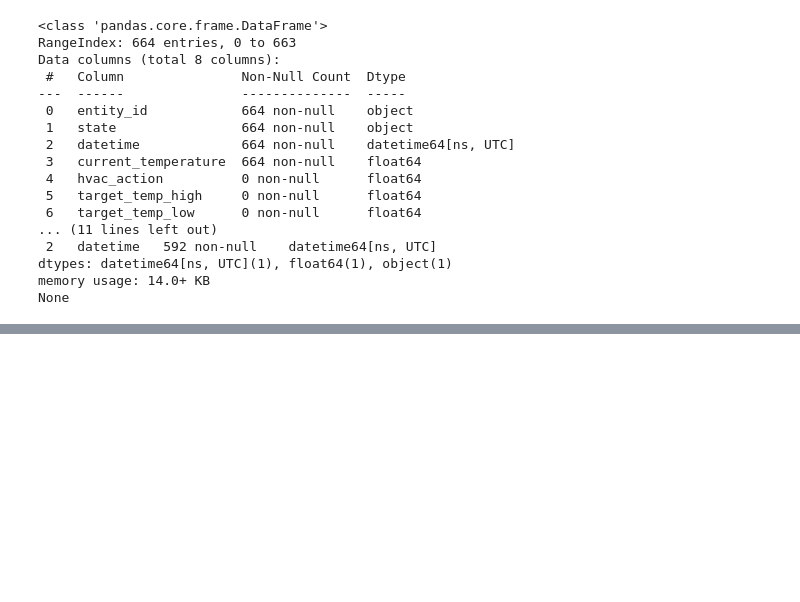
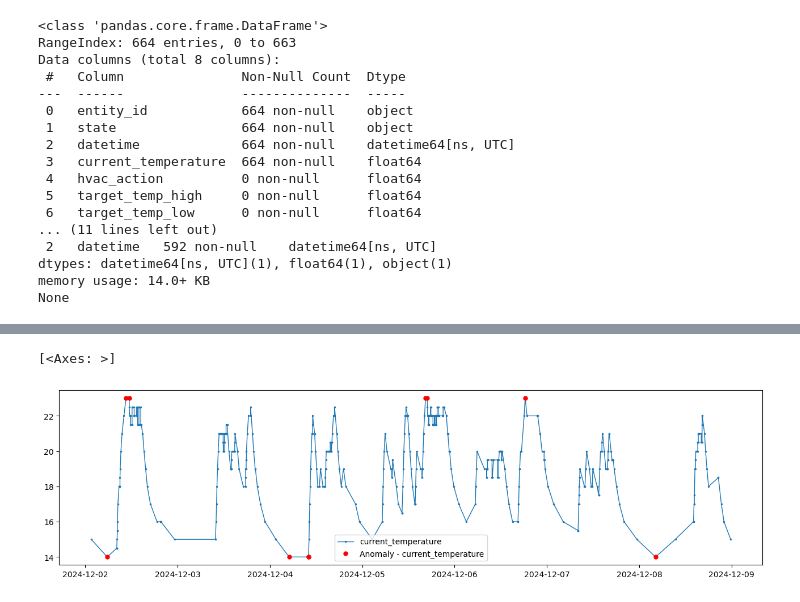
Before and after one commit to ddening/ambient-assisted-living, a Jupyter notebook: src/smart_home.ipynb, the cells around one changed output, grey strips where cells are left out. Saved outputs shown, nothing was run; the diff lists cells and outputs as text; code cells hidden in the pictures; blank space fills up the shorter version.

```diff
--- a/src/smart_home.ipynb
+++ b/src/smart_home.ipynb
@@ -209,0 +186,23 @@ plt.show()
+# %%
+df_heater_ad = df_heater_filtered.copy()
+
+df_heater_ad = df_heater_ad[["datetime", "current_temperature"]]
+df_heater_ad.loc[:, "datetime"] = pd.to_datetime(df_heater_ad["datetime"])
+df_heater_ad.set_index("datetime", inplace=True)  # Set 'datetime' as the index
+df_heater_ad = validate_series(df_heater_ad)
+# %%
+quantile_ad = QuantileAD(high=0.99, low=0.01)
+anomalies = quantile_ad.fit_detect(df_heater_ad)
+
+plot(
+    df_heater_ad,
+    anomaly=anomalies,
+    ts_linewidth=1,
+    ts_markersize=3,
+    anomaly_markersize=5,
+    anomaly_color="red",
+    anomaly_tag="marker",
+)
+# %% [output]
+[<Axes: >]
+[figure, added]
```
Also changed, not shown: parts of 6 cells of this notebook.
